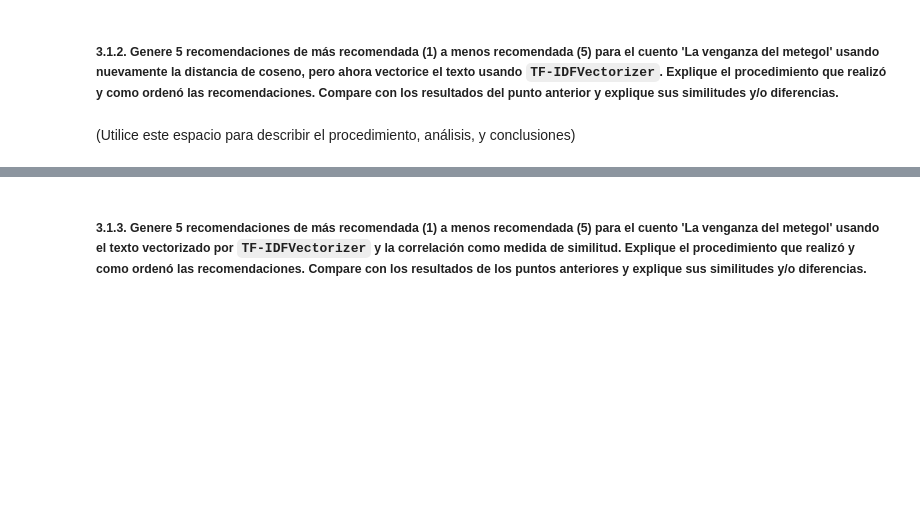
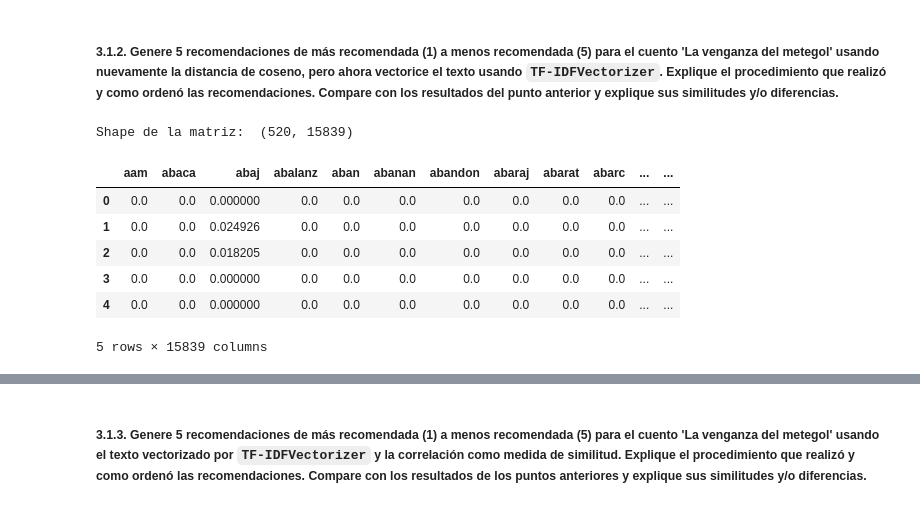
Before and after one commit to juankquintana/aprendizaje-no-supervisado, a Jupyter notebook: Semana 6/taller/JCQ S6_LC1_Taller_LDA.ipynb, the cells around one changed output, grey strips where cells are left out. Drawn from its saved outputs; the diff is of its cells as text; code cells hidden in the pictures; blank space fills up the shorter version.

```diff
--- a/Semana 6/taller/JCQ S6_LC1_Taller_LDA.ipynb
+++ b/Semana 6/taller/JCQ S6_LC1_Taller_LDA.ipynb
@@ -204,2 +360,26 @@ list
-# %% [markdown]
-(Utilice este espacio para describir el procedimiento, análisis, y conclusiones)
+# %%
+# Utilice este espacio para escribir el código.
+from sklearn.feature_extraction.text import TfidfVectorizer
+
+#Definimos el objeto TF-IDF Vectorizer Object
+tfidf = TfidfVectorizer()
+
+tfidf_matrix = tfidf.fit_transform(clean_sentences)
+
+#Dimensiones de la matriz
+print('Shape de la matriz: ',tfidf_matrix.shape)
+# %% [output]
+Shape de la matriz:  (520, 15839)
+# %%
+df_TFIDF_matrix = pd.DataFrame(tfidf_matrix.toarray(), columns=count.get_feature_names_out())
+
+# Ver las primeras filas del  DataFrame resultante con la matriz TF-IDF y las palabras del vocabulario
+df_TFIDF_matrix.head()
+# %% [output]
+|  | aam | abaca | abaj | abalanz | aban | abanan | abandon | abaraj | abarat | abarc | ... | ... |
+| 0 | 0.0 | 0.0 | 0.000000 | 0.0 | 0.0 | 0.0 | 0.0 | 0.0 | 0.0 | 0.0 | ... | ... |
+| 1 | 0.0 | 0.0 | 0.024926 | 0.0 | 0.0 | 0.0 | 0.0 | 0.0 | 0.0 | 0.0 | ... | ... |
+| 2 | 0.0 | 0.0 | 0.018205 | 0.0 | 0.0 | 0.0 | 0.0 | 0.0 | 0.0 | 0.0 | ... | ... |
+| 3 | 0.0 | 0.0 | 0.000000 | 0.0 | 0.0 | 0.0 | 0.0 | 0.0 | 0.0 | 0.0 | ... | ... |
+| 4 | 0.0 | 0.0 | 0.000000 | 0.0 | 0.0 | 0.0 | 0.0 | 0.0 | 0.0 | 0.0 | ... | ... |
+5 rows × 15839 columns
```
Also changed, not shown: parts of 17 cells of this notebook.
